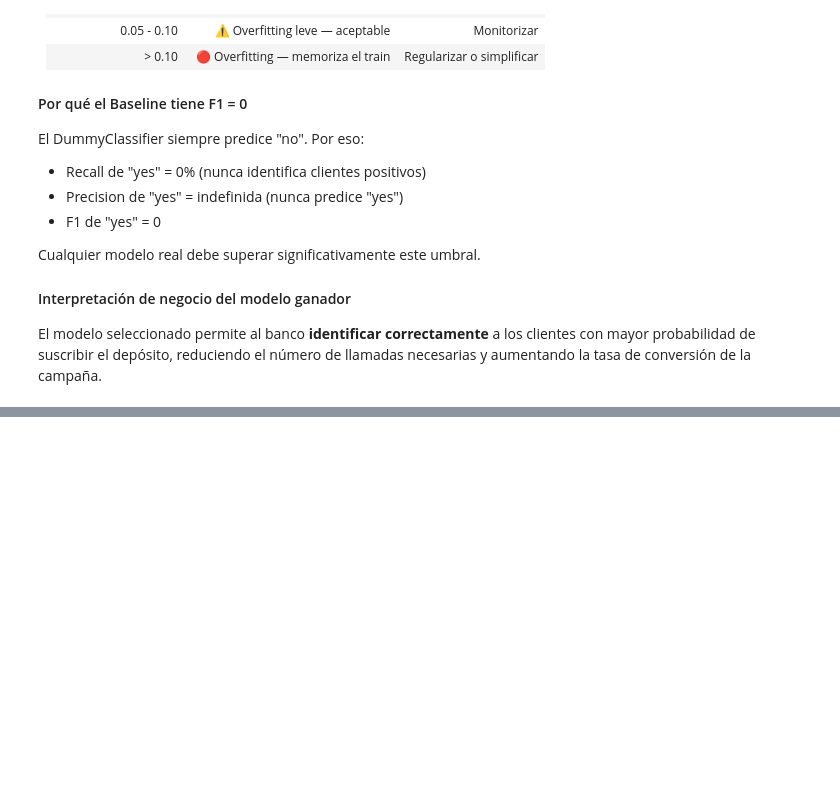
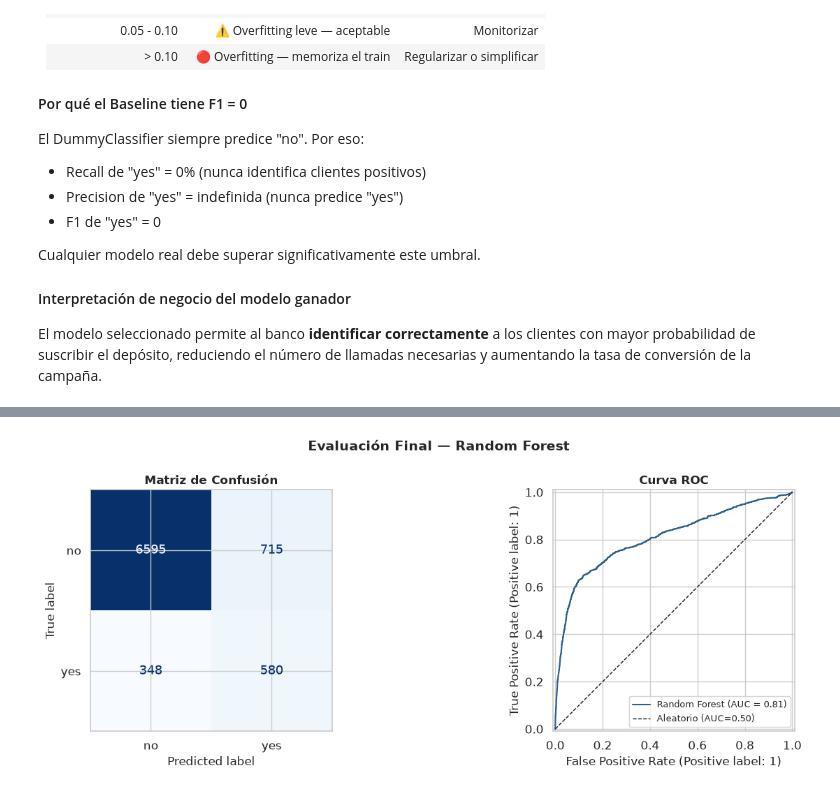
Before and after one commit to MariaIsaDurango/datascope-bank-marketing, a Jupyter notebook: notebooks/bank_marketing_ml_project.ipynb, the cells around one changed output, grey strips where cells are left out. Drawn from its saved outputs; the diff is of its cells as text; code cells hidden in the pictures; blank space fills up the shorter version.

```diff
--- a/notebooks/bank_marketing_ml_project.ipynb
+++ b/notebooks/bank_marketing_ml_project.ipynb
@@ -2190,0 +2631,93 @@ tasa de conversión de la campaña.
+# %%
+# =============================================================================
+# FINAL EVALUATION — Best model retrained on full train, evaluated on test
+# This is the ONLY moment we touch test data
+# =============================================================================
+
+def evaluate_best_model(cv_df: pd.DataFrame,
+                         models: dict,
+                         X_train: pd.DataFrame,
+                         X_test: pd.DataFrame,
+                         y_train: pd.Series,
+                         y_test: pd.Series) -> Pipeline:
+    """
+    Select the best model by F1-score, retrain on full train set,
+    evaluate on held-out test set, and save the model to disk.
+
+    Args:
+        cv_df   : Cross-validation results DataFrame.
+        models  : Dictionary of model_name -> Pipeline.
+        X_train : Full training features.
+        X_test  : Held-out test features.
+        y_train : Training labels.
+        y_test  : Test labels.
+
+    Returns:
+        The fitted best Pipeline.
+    """
+    # --- Select best model ---
+    best_name = cv_df.loc[cv_df['f1_val_mean'].idxmax(), 'Model']
+    best_pipe = models[best_name]
+
+    print(f"🏆 Best model selected: {best_name}")
+    print(f"   Retraining on full training set ({len(X_train):,} samples)...\n")
+
+    # --- Retrain on full train set ---
+    best_pipe.fit(X_train, y_train)
+
+    # --- Predict on test set ---
+    y_pred      = best_pipe.predict(X_test)
+    y_pred_prob = best_pipe.predict_proba(X_test)[:, 1]
+
+    # --- Classification report ---
+    print("=" * 60)
+    print(f"  EVALUACIÓN FINAL EN TEST — {best_name}")
+    print("=" * 60)
+    print(classification_report(
+        y_test, y_pred,
+        target_names=['no (0)', 'yes (1)'],
+        digits=4
+    ))
+
+    # --- Confusion matrix ---
+    fig, axes = plt.subplots(1, 2, figsize=(14, 5))
+    fig.suptitle(f'Evaluación Final — {best_name}',
+                 fontsize=14, fontweight='bold')
+
+    # Confusion matrix
+    ConfusionMatrixDisplay.from_predictions(
+        y_test, y_pred,
+        display_labels=['no', 'yes'],
+        colorbar=False,
+        cmap='Blues',
+        ax=axes[0]
+    )
+    axes[0].set_title('Matriz de Confusión', fontsize=12, fontweight='bold')
+
+    # ROC Curve
+    RocCurveDisplay.from_predictions(
+    y_test, y_pred_prob,
+    name=best_name,
+    ax=axes[1]
+)
+    axes[1].plot([0, 1], [0, 1], 'k--', linewidth=1, label='Aleatorio (AUC=0.50)')
+    axes[1].set_title('Curva ROC', fontsize=12, fontweight='bold')
+    axes[1].legend(fontsize=9)
+
+    plt.tight_layout()
+    plt.savefig('../reports/figures/09_final_model_evaluation.png',
+                dpi=150, bbox_inches='tight')
+    plt.show()
+
+    # --- Save model ---
+    model_path = f'../models/best_model_{best_name.lower().replace(" ", "_")}.pkl'
+    joblib.dump(best_pipe, model_path)
+    print(f"\n✅ Model saved to: {model_path}")
+
+    return best_pipe
+
+
+best_model = evaluate_best_model(
+    cv_df, models, X_train, X_test, y_train, y_test
+)
+# %% [output]
@@ -2190,0 +2738 @@ tasa de conversión de la campaña.
+[figure, added]
```
Also changed, not shown: parts of 8 cells of this notebook, 4 other files.
